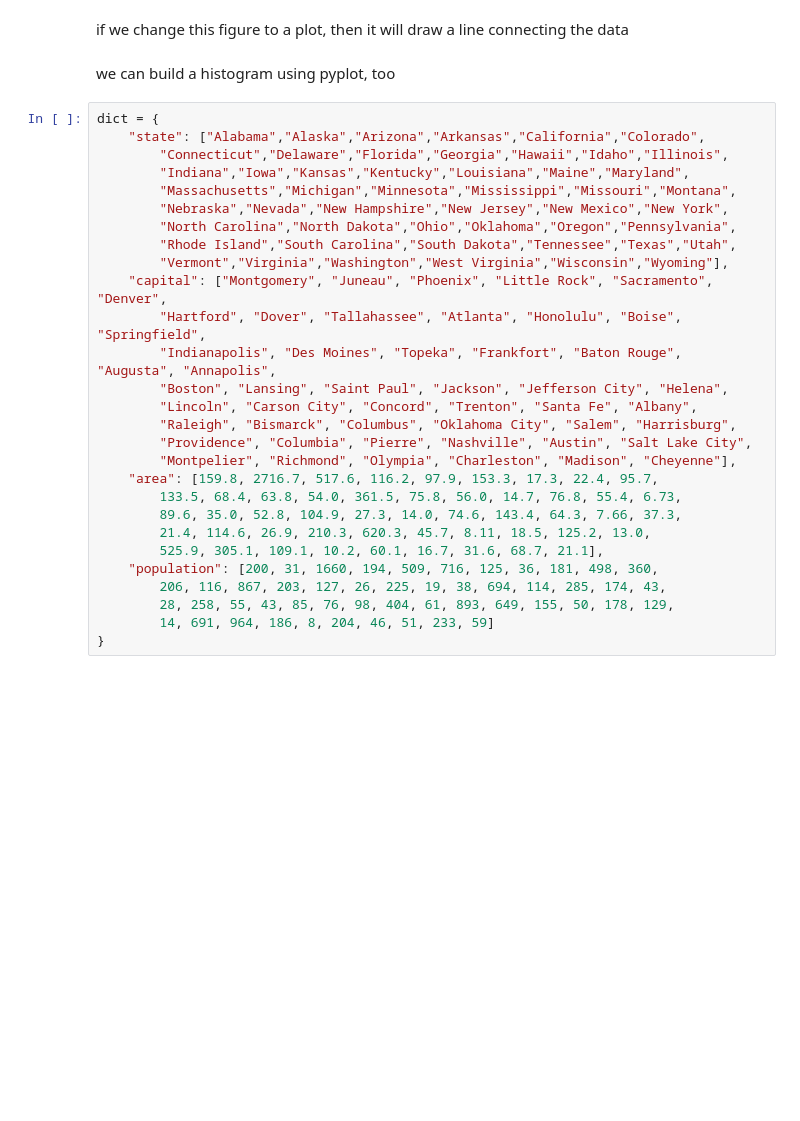
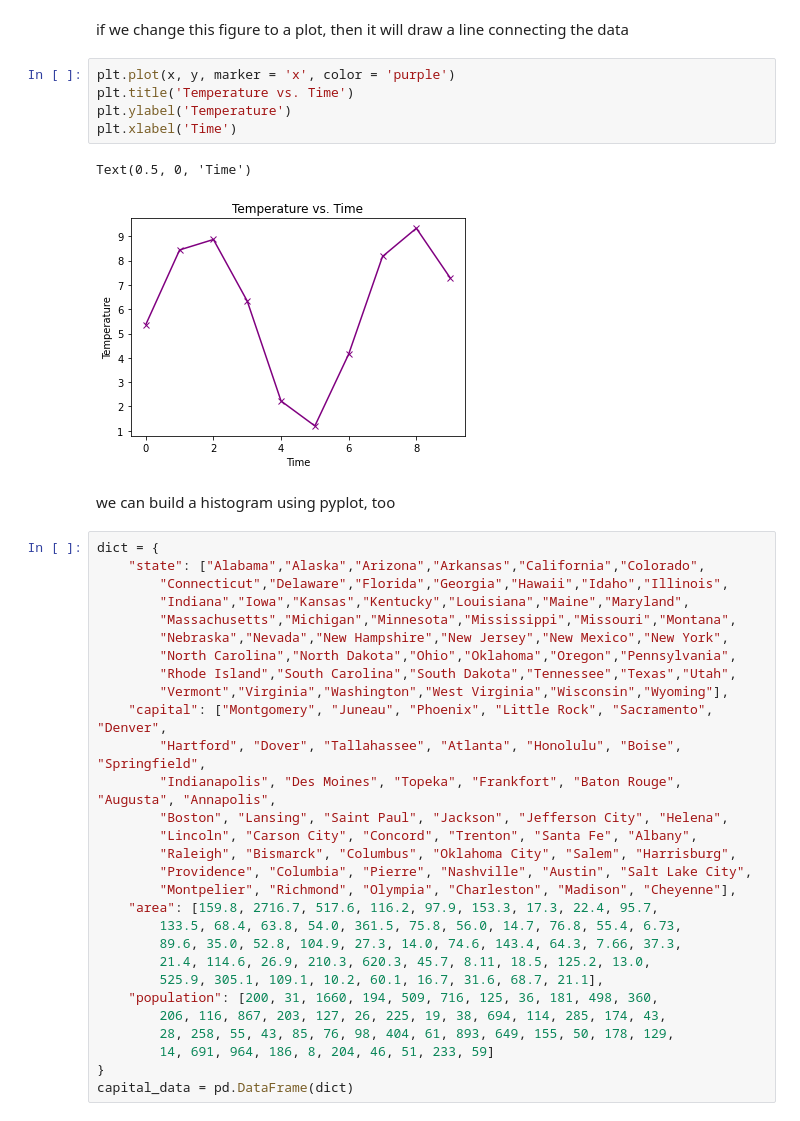
Before and after one commit to croppers/data_science_workshop, a Jupyter notebook: chapter_1/learn_matplotlib_blank.ipynb, the cells around one changed output. Cells and saved outputs as stored; diff of their text form; blank space fills up the shorter version.

```diff
--- a/chapter_1/learn_matplotlib_blank.ipynb
+++ b/chapter_1/learn_matplotlib_blank.ipynb
@@ -9,5 +35,13 @@ we can add axis and title labels
 # %% [markdown]
 if we change this figure to a plot, then it will draw a line connecting the data
+# %%
+plt.plot(x, y, marker = 'x', color = 'purple')
+plt.title('Temperature vs. Time')
+plt.ylabel('Temperature')
+plt.xlabel('Time')
+# %% [output]
+Text(0.5, 0, 'Time')
+[figure, added]
 # %% [markdown]
 we can build a histogram using pyplot, too
 # %%
@@ -38,3 +72,4 @@ dict = {
         28, 258, 55, 43, 85, 76, 98, 404, 61, 893, 649, 155, 50, 178, 129,
         14, 691, 964, 186, 8, 204, 46, 51, 233, 59]
 }
+capital_data = pd.DataFrame(dict)
```
Also changed, not shown: parts of 7 cells of this notebook, 10 other files.
